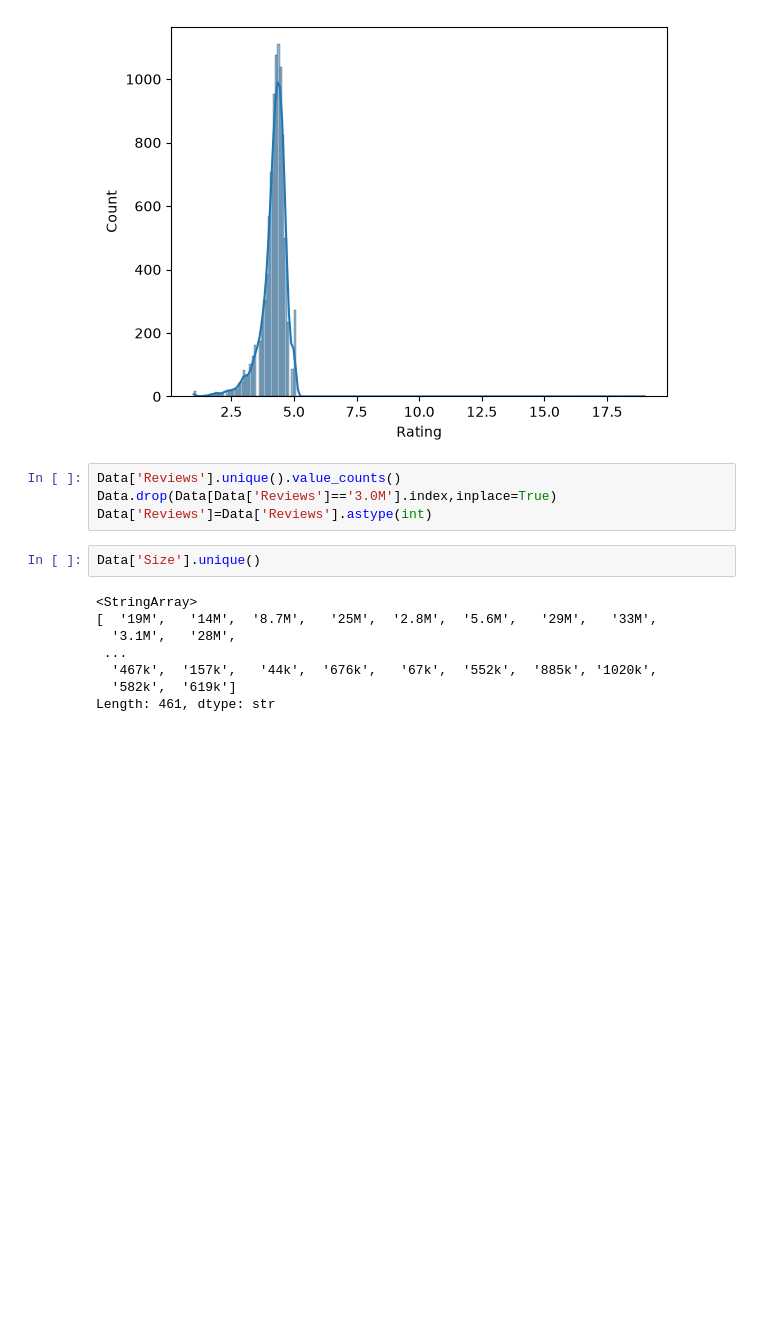
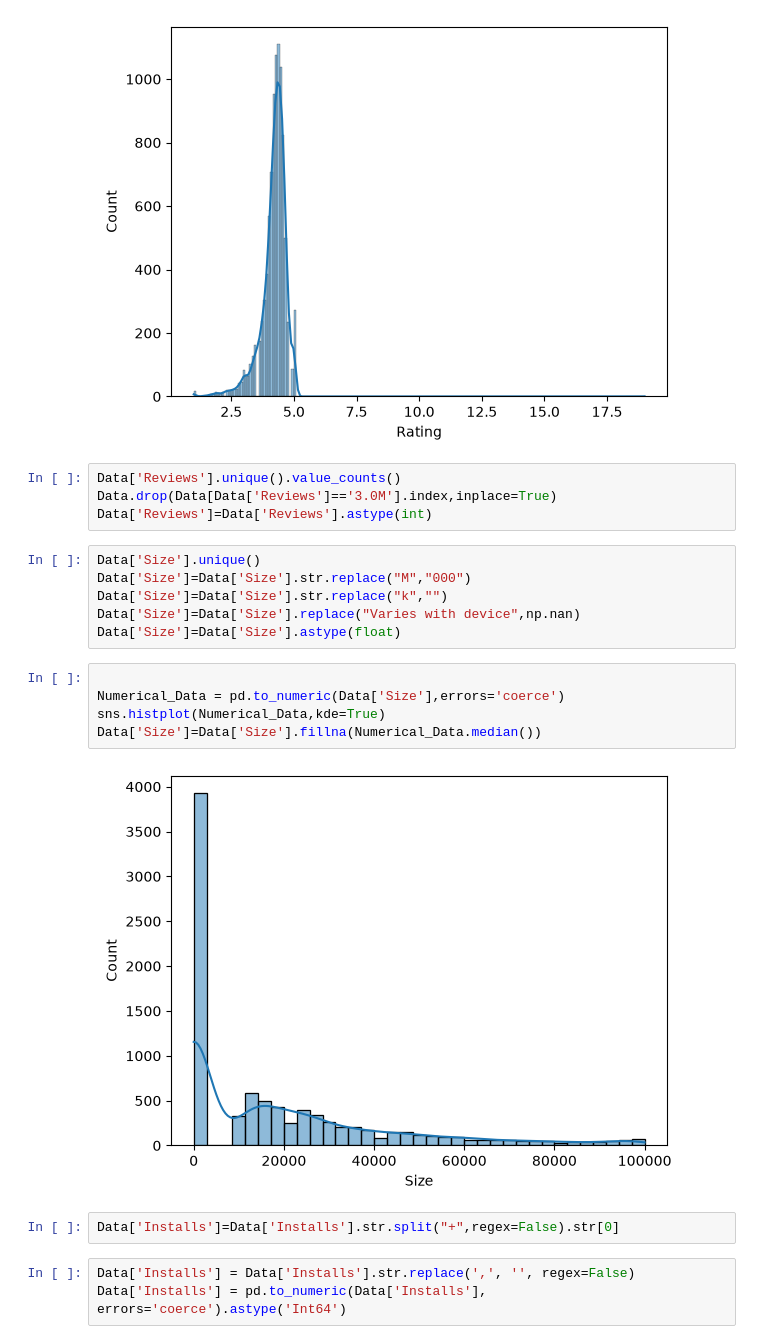
Before and after one commit to ompatilm4-web/Google-Playstore-EDA, a Jupyter notebook: Notebook/Analysis.ipynb, the cells around one changed output. Cells and saved outputs as stored; diff of their text form; blank space fills up the shorter version.

Commit message:
Cleaned The Data

```diff
--- a/Notebook/Analysis.ipynb
+++ b/Notebook/Analysis.ipynb
@@ -76,11 +76,19 @@ Data.drop(Data[Data['Reviews']=='3.0M'].index,inplace=True)
 Data['Reviews']=Data['Reviews'].astype(int)
 # %%
 Data['Size'].unique()
+Data['Size']=Data['Size'].str.replace("M","000")
+Data['Size']=Data['Size'].str.replace("k","")
+Data['Size']=Data['Size'].replace("Varies with device",np.nan)
+Data['Size']=Data['Size'].astype(float)
-# %% [output]
-<StringArray>
-[  '19M',   '14M',  '8.7M',   '25M',  '2.8M',  '5.6M',   '29M',   '33M',
-  '3.1M',   '28M',
- ...
-  '467k',  '157k',   '44k',  '676k',   '67k',  '552k',  '885k', '1020k',
-  '582k',  '619k']
-Length: 461, dtype: str
+# %%
+
+Numerical_Data = pd.to_numeric(Data['Size'],errors='coerce')
+sns.histplot(Numerical_Data,kde=True)
+Data['Size']=Data['Size'].fillna(Numerical_Data.median())
+# %% [output]
+[figure, added]
+# %%
+Data['Installs']=Data['Installs'].str.split("+",regex=False).str[0]
+# %%
+Data['Installs'] = Data['Installs'].str.replace(',', '', regex=False)
+Data['Installs'] = pd.to_numeric(Data['Installs'], errors='coerce').astype('Int64')
```
Also changed, not shown: parts of 23 cells of this notebook, 1 other file.
